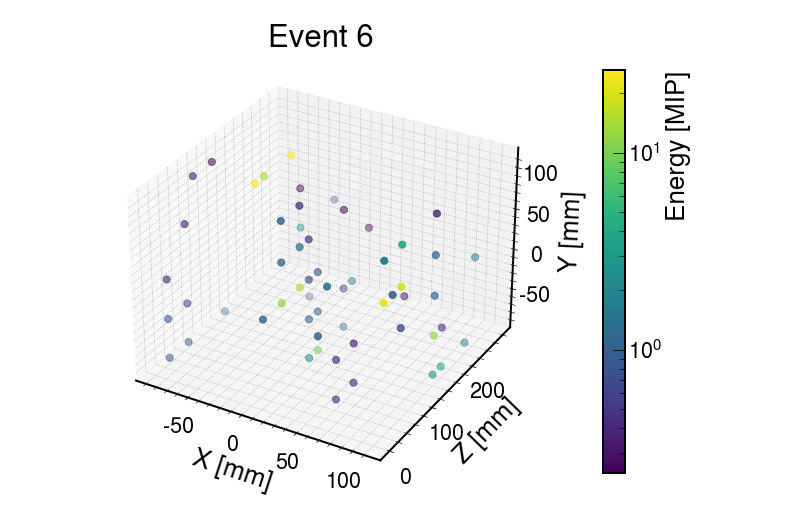
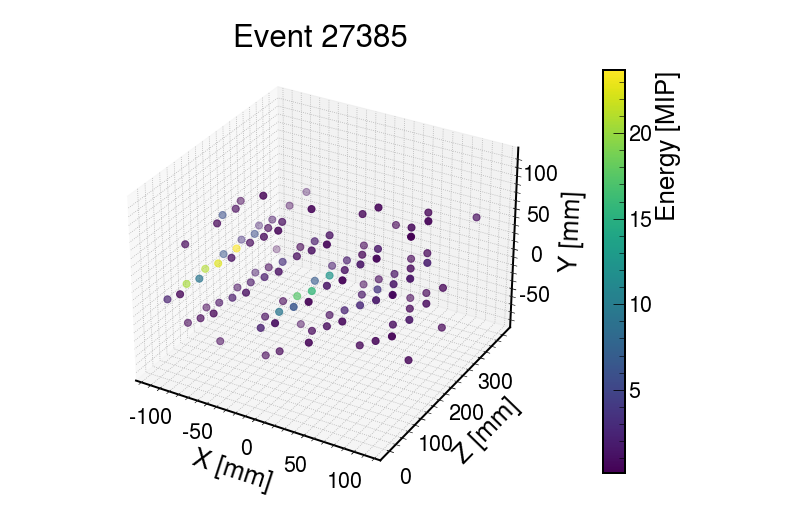
Before and after one commit to SeanBP/genIII_prototype_analysis, a Jupyter notebook: Beam_Analysis.ipynb, the cells around one changed output. Saved outputs shown, nothing was run; the diff lists cells and outputs as text; code cells hidden in the pictures.

```diff
--- a/Beam_Analysis.ipynb
+++ b/Beam_Analysis.ipynb
@@ -64,0 +25,30 @@ Layer
+# %%
+def gauss(x, A, mu, sigma):
+    return A * np.exp(-((x - mu) ** 2) / (2. * sigma ** 2))
+
+def get_energy_by_layer(beam_lg_mips, z_values_sorted, tol=1e-6):
+    energy_by_layer = []
+
+    for i, z_target in enumerate(z_values_sorted):
+        print(f"Processing layer {i} at z = {z_target:.2f}")
+
+        layer_energies = []
+        for event in beam_lg_mips:
+            event = np.array(event)
+            if event.size == 0:
+                continue
+            z = event[:, 3]
+            lg_mip = event[:, 0]
+
+            mask = (np.abs(z - z_target) < tol) & (lg_mip > 0)
+            layer_energies.extend(lg_mip[mask])
+
+        energy_by_layer.append(np.array(layer_energies))
+
+    return energy_by_layer
+# %%
+# Step 1: Get unique sorted z values
+z_values_sorted = sorted(geometry["z"].unique())  # ascending order
+
+# Step 2: Call optimized function once
+energy_by_layer = get_energy_by_layer(din, z_values_sorted)
@@ -79,6 +85,8 @@ bins = 100
 range_ = (0, 40)
 
 for i, data in enumerate(energy_by_layer):
+    plt.rcParams['figure.facecolor'] = 'white'
+    plt.rcParams['savefig.facecolor'] = 'white'
     counts, bin_edges = np.histogram(data, bins=bins, range=range_)
     bin_centers = (bin_edges[:-1] + bin_edges[1:]) / 2
     errors = np.sqrt(counts)
@@ -213,30 +238,29 @@ Text(0.5, 1.0, 'Event Energy')
 # %%
-# Get first event's hits
-evtnum = 6
+evtnum = 27385
 event = din[evtnum]
 
 # Filter for hits with energy > 0
 energies = np.array([hit[0] for hit in event if hit[0] > 0])
 xs = np.array([hit[1] for hit in event if hit[0] > 0])
 ys = np.array([hit[2] for hit in event if hit[0] > 0])
 zs = np.array([hit[3] for hit in event if hit[0] > 0])
 
 # 3D scatterplot
 fig = plt.figure(figsize=(10, 8))
 ax = fig.add_subplot(111, projection='3d')
-sc = ax.scatter(xs, zs, ys, c=energies, cmap='viridis', norm=LogNorm(), s=50)
+sc = ax.scatter(xs, zs, ys, c=energies, cmap='viridis', s=50)
 
 cbar_ax = fig.add_axes([0.88, 0.15, 0.03, 0.7])  # [left, bottom, width, height]
 cbar = plt.colorbar(sc, cax=cbar_ax)
 cbar.set_label("Energy [MIP]")
 
 ax.set_xlabel("X [mm]", labelpad=15)
 ax.set_ylabel("Z [mm]", labelpad=15)
 ax.set_zlabel("Y [mm]", labelpad=15)
 ax.set_title(f"Event {evtnum}")
 plt.subplots_adjust(right=0.85)
 
 
 plt.show()
 # %% [output]
-[figure, old version]
+[figure, new version]
```
Also changed, not shown: parts of 8 cells of this notebook, 3 other files.
